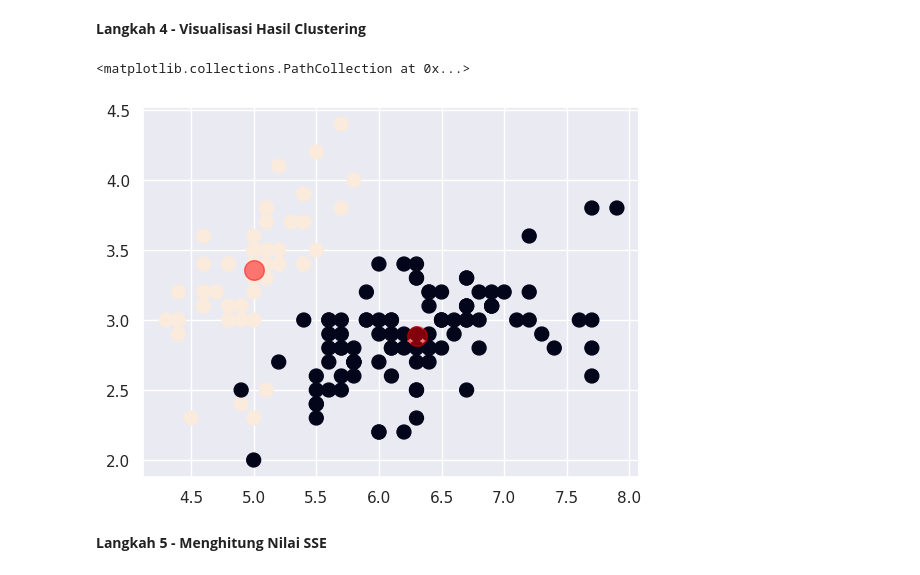
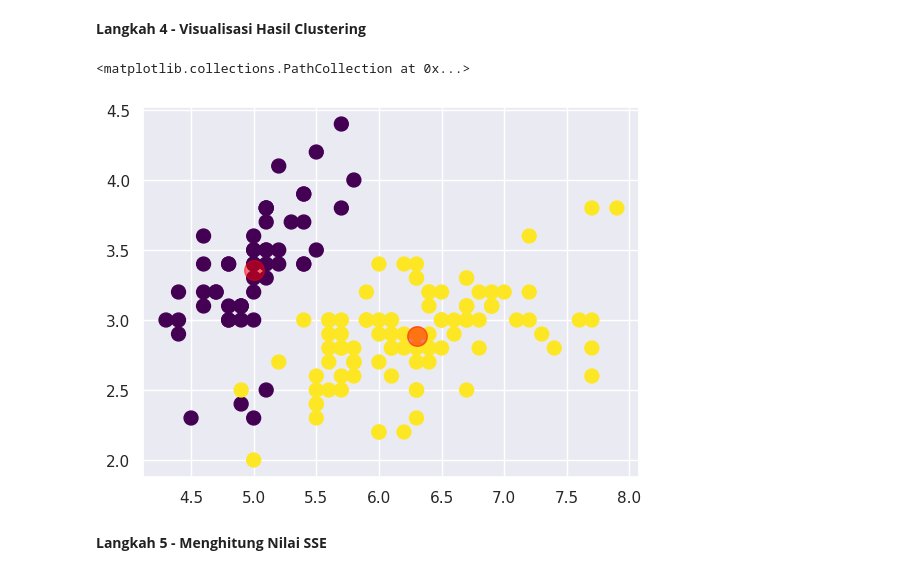
Before and after one commit to nurilhuda05/Pembelajaran_Mesin_2026, a Jupyter notebook: TG4_244107020004_Muhammad_Nuril_Huda.ipynb, the cells around one changed output. Cells and saved outputs as stored; diff of their text form; code cells hidden in the pictures.

```diff
--- a/TG4_244107020004_Muhammad_Nuril_Huda.ipynb
+++ b/TG4_244107020004_Muhammad_Nuril_Huda.ipynb
@@ -56,15 +65,16 @@ y_kmeans = cl_kmeans.fit_predict(X)
 # %% [markdown]
 **Langkah 4 - Visualisasi Hasil Clustering**
 # %%
+y_plot = 1 - y_kmeans
 # Plot hasi cluster berdasarkan Sepal Length dan Sepal Width
-plt.scatter(X.iloc[:, 0], X.iloc[:, 1], s = 100, c=y_kmeans)
+plt.scatter(X.iloc[:, 0], X.iloc[:, 1],cmap='viridis', s = 100, c=y_plot)
 
 # Plot centroid
 centers = cl_kmeans.cluster_centers_
 plt.scatter(centers[:, 0], centers[:, 1], c='red', s=200, alpha=0.5)
 # %% [output]
 <matplotlib.collections.PathCollection at 0x...>
-[figure, old version]
+[figure, new version]
 # %% [markdown]
 **Langkah 5 - Menghitung Nilai SSE**
 # %%
```
Also changed, not shown: parts of 12 cells of this notebook.
